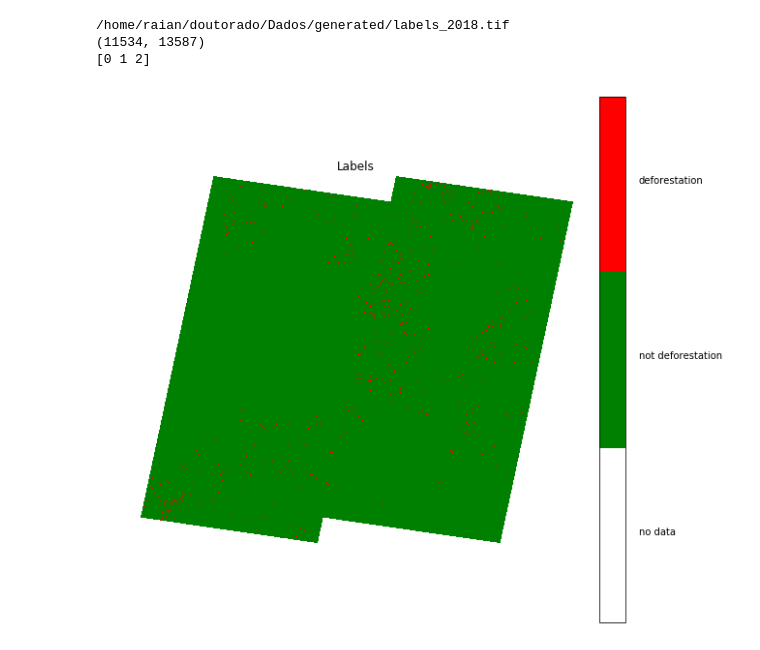
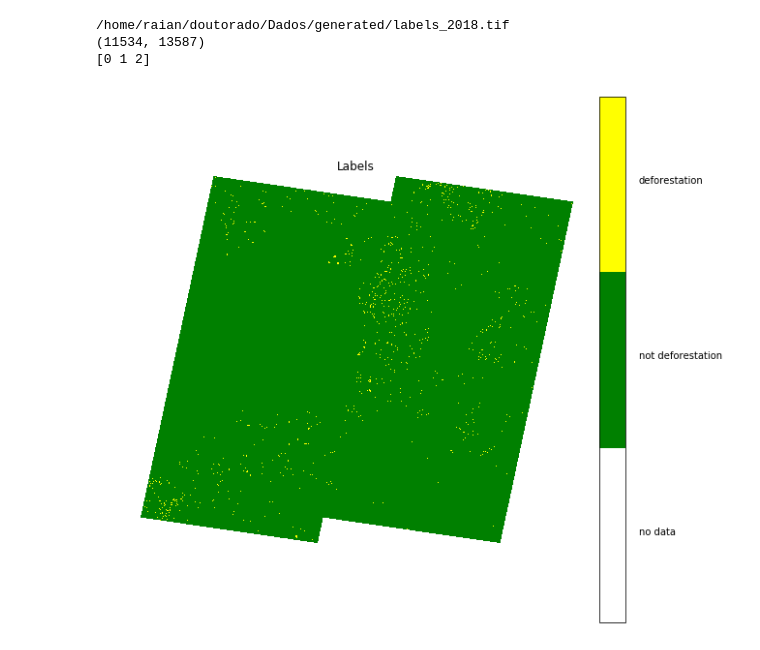
Before and after one commit to rvmaretto/deepgeo, a Jupyter notebook: notebooks/predict_fcn.ipynb, the cells around one changed output. Saved outputs shown, nothing was run; the diff lists cells and outputs as text; code cells hidden in the pictures.

```diff
--- a/notebooks/predict_fcn.ipynb
+++ b/notebooks/predict_fcn.ipynb
@@ -137,9 +137,9 @@ print(np.unique(true_rarr))
 (11534, 13587)
 [0 1 2]
 # %%
-vis.plot_labels(true_rarr, ['no data', 'not deforestation', 'deforestation'], colors=['white', 'green', 'red'])
+vis.plot_labels(true_rarr, ['no data', 'not deforestation', 'deforestation'], colors=['white', 'green', 'yellow'])
 # %% [output]
-[figure, old version]
+[figure, new version]
 # %%
 reload(qm)
 reload(vis)
```
Also changed, not shown: parts of 5 cells of this notebook, 7 other files.
